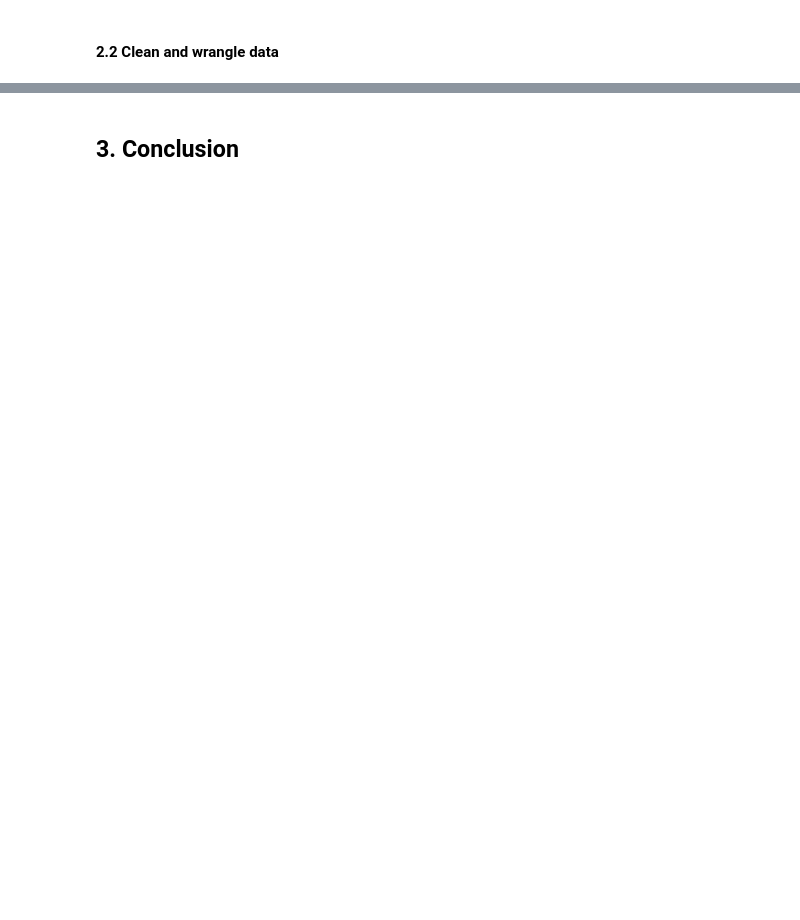
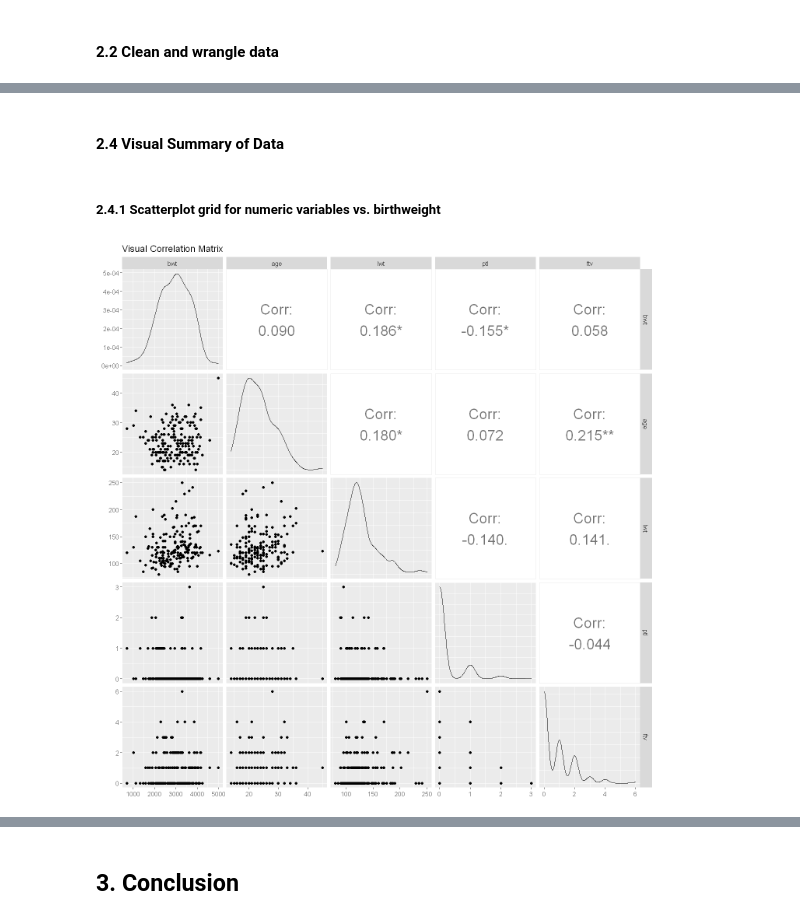
Before and after one commit to jerdavies/birthweight-modelling, a Jupyter notebook: Report-Birthweight.ipynb, the cells around one changed output, grey strips where cells are left out. Cells and saved outputs as stored; diff of their text form; code cells hidden in the pictures; blank space fills up the shorter version.

```diff
--- a/Report-Birthweight.ipynb
+++ b/Report-Birthweight.ipynb
@@ -120,0 +117,21 @@ A data.frame: 189 × 9
+# %% [markdown]
+#### 2.4 Visual Summary of Data
+# %% [markdown]
+##### 2.4.1 Scatterplot grid for numeric variables vs. birthweight
+# %%
+# Set plot output size
+options(repr.plot.width = 12, repr.plot.height = 12)
+
+# Get df with only the numeric variables (exclude factor vars for now)
+data_bwt_numeric <- data_bwt %>%
+    dplyr::select(bwt, age, lwt, ptl, ftv)
+
+
+# Construct visual correlation matrix of only numeric variables
+# PURPOSE: Explore correlations between explanatory variables themselves and with response variable bwt (birthweight)
+ggpairs(data_bwt_numeric,
+        title = "Visual Correlation Matrix",
+         upper = list(continuous = wrap("cor", size = 8)))  +
+theme(text = element_text(size=12))
+# %% [output]
+[figure, added]
```
Also changed, not shown: parts of 13 cells of this notebook.
